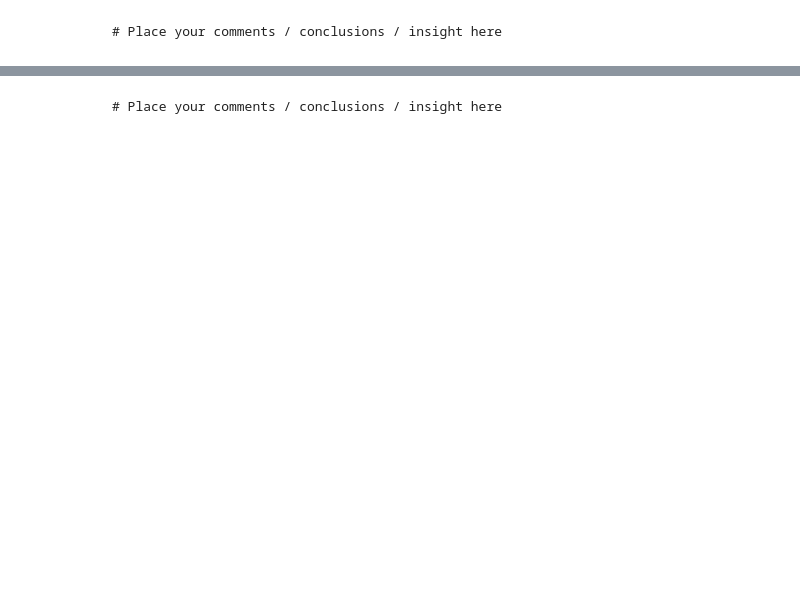
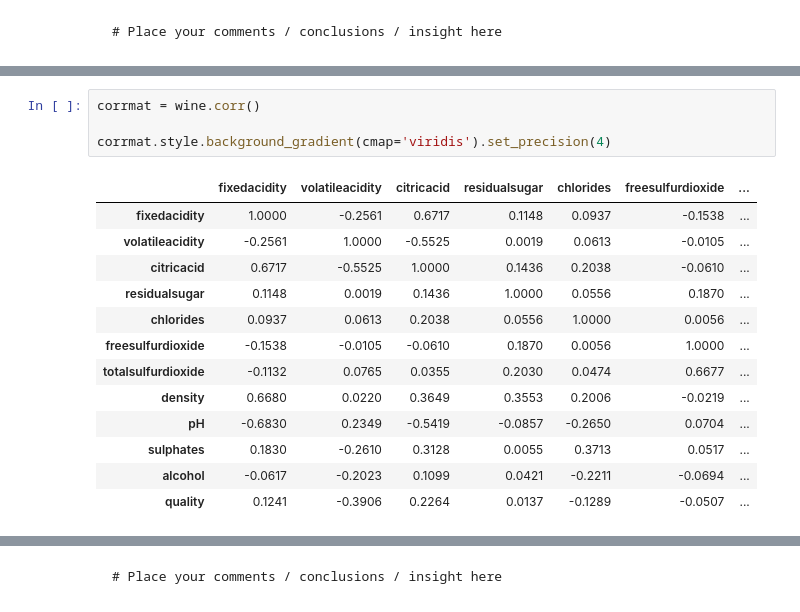
Before and after one commit to yannick1203/AIS_Group2, a Jupyter notebook: Assignment1/Code/PartA/Assignment1_PART_A.ipynb, the cells around one changed output, grey strips where cells are left out. Drawn from its saved outputs; the diff is of its cells as text; blank space fills up the shorter version.

```diff
--- a/Assignment1/Code/PartA/Assignment1_PART_A.ipynb
+++ b/Assignment1/Code/PartA/Assignment1_PART_A.ipynb
@@ -53,0 +172,18 @@ wine = datasets.load_wine()
+# %%
+corrmat = wine.corr()
+
+corrmat.style.background_gradient(cmap='viridis').set_precision(4)
+# %% [output]
+|  | fixedacidity | volatileacidity | citricacid | residualsugar | chlorides | freesulfurdioxide | ... |
+| fixedacidity | 1.0000 | -0.2561 | 0.6717 | 0.1148 | 0.0937 | -0.1538 | ... |
+| volatileacidity | -0.2561 | 1.0000 | -0.5525 | 0.0019 | 0.0613 | -0.0105 | ... |
+| citricacid | 0.6717 | -0.5525 | 1.0000 | 0.1436 | 0.2038 | -0.0610 | ... |
+| residualsugar | 0.1148 | 0.0019 | 0.1436 | 1.0000 | 0.0556 | 0.1870 | ... |
+| chlorides | 0.0937 | 0.0613 | 0.2038 | 0.0556 | 1.0000 | 0.0056 | ... |
+| freesulfurdioxide | -0.1538 | -0.0105 | -0.0610 | 0.1870 | 0.0056 | 1.0000 | ... |
+| totalsulfurdioxide | -0.1132 | 0.0765 | 0.0355 | 0.2030 | 0.0474 | 0.6677 | ... |
+| density | 0.6680 | 0.0220 | 0.3649 | 0.3553 | 0.2006 | -0.0219 | ... |
+| pH | -0.6830 | 0.2349 | -0.5419 | -0.0857 | -0.2650 | 0.0704 | ... |
+| sulphates | 0.1830 | -0.2610 | 0.3128 | 0.0055 | 0.3713 | 0.0517 | ... |
+| alcohol | -0.0617 | -0.2023 | 0.1099 | 0.0421 | -0.2211 | -0.0694 | ... |
+| quality | 0.1241 | -0.3906 | 0.2264 | 0.0137 | -0.1289 | -0.0507 | ... |
```
Also changed, not shown: parts of 43 cells of this notebook, 1 other file.
